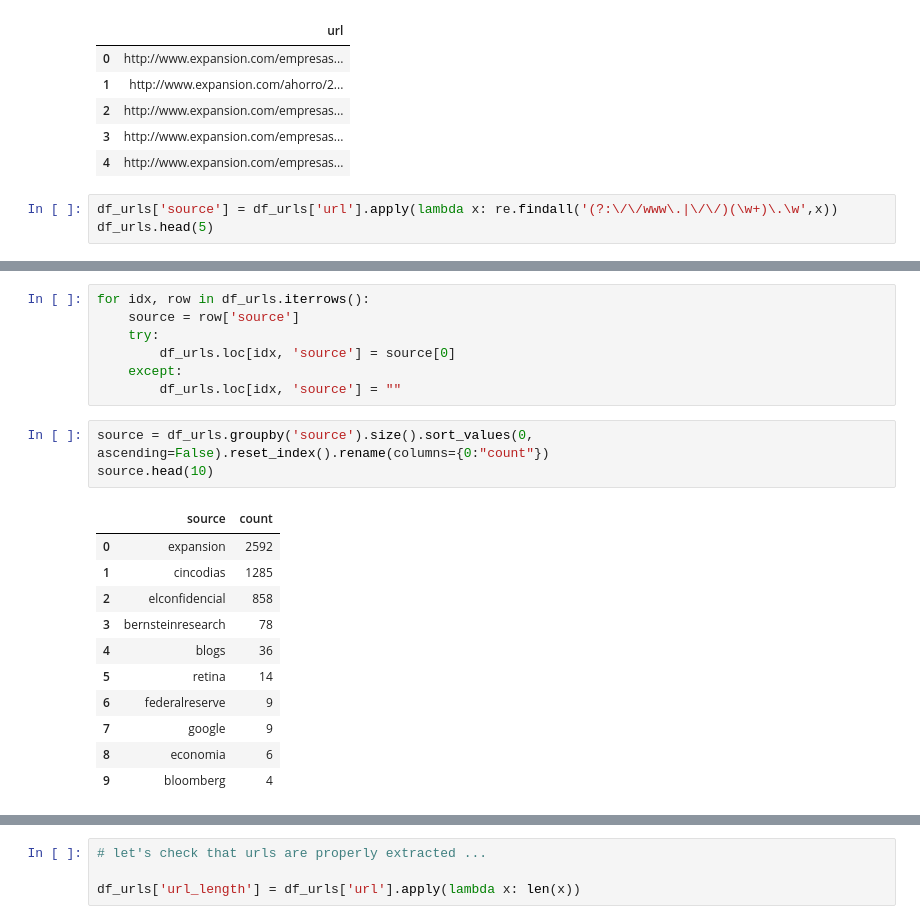
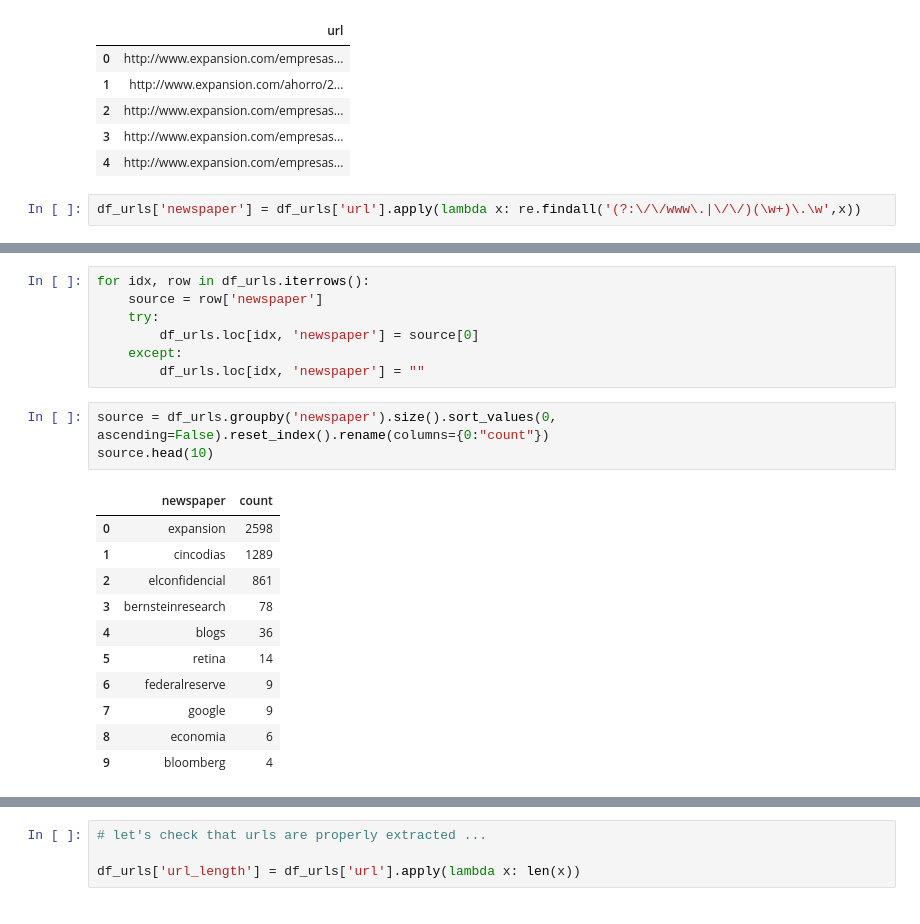
Before and after one commit to adriamoya/bcpnews, a Jupyter notebook: mail_download/02_Email_analysis_v2.ipynb, the cells around one changed output, grey strips where cells are left out. Cells and saved outputs as stored; diff of their text form.

```diff
--- a/mail_download/02_Email_analysis_v2.ipynb
+++ b/mail_download/02_Email_analysis_v2.ipynb
@@ -75,5 +79,4 @@ df_urls.head(5)
 | 3 | http://www.expansion.com/empresas... |
 | 4 | http://www.expansion.com/empresas... |
 # %%
-df_urls['source'] = df_urls['url'].apply(lambda x: re.findall('(?:\/\/www\.|\/\/)(\w+)\.\w',x))
-df_urls.head(5)
+df_urls['newspaper'] = df_urls['url'].apply(lambda x: re.findall('(?:\/\/www\.|\/\/)(\w+)\.\w',x))
@@ -87,18 +83,18 @@ df_urls.head(5)
 # %%
 for idx, row in df_urls.iterrows():
-    source = row['source']
+    source = row['newspaper']
     try:
-        df_urls.loc[idx, 'source'] = source[0]
+        df_urls.loc[idx, 'newspaper'] = source[0]
     except:
-        df_urls.loc[idx, 'source'] = ""
+        df_urls.loc[idx, 'newspaper'] = ""
 # %%
-source = df_urls.groupby('source').size().sort_values(0, ascending=False).reset_index().rename(columns={0:"count"})
+source = df_urls.groupby('newspaper').size().sort_values(0, ascending=False).reset_index().rename(columns={0:"count"})
 source.head(10)
 # %% [output]
-|  | source | count |
-| 0 | expansion | 2592 |
-| 1 | cincodias | 1285 |
-| 2 | elconfidencial | 858 |
+|  | newspaper | count |
+| 0 | expansion | 2598 |
+| 1 | cincodias | 1289 |
+| 2 | elconfidencial | 861 |
 | 3 | bernsteinresearch | 78 |
 | 4 | blogs | 36 |
 | 5 | retina | 14 |
```
Also changed, not shown: parts of 12 cells of this notebook.
